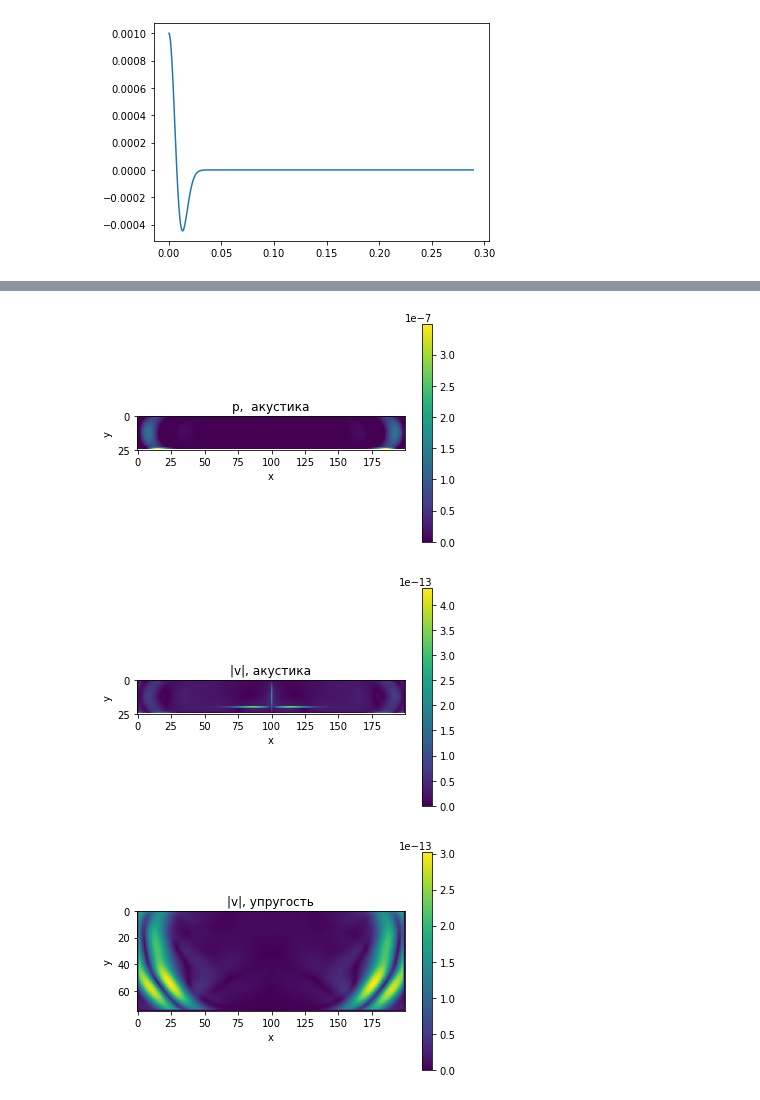
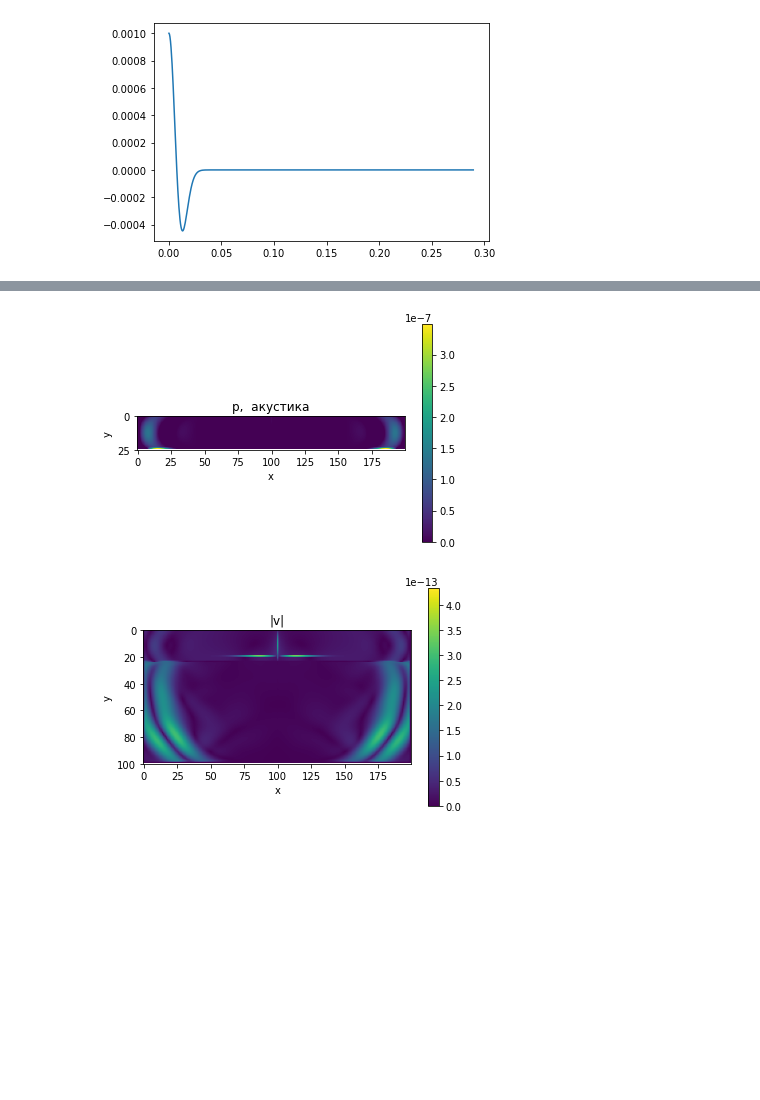
Before and after one commit to evdokiakuzmicheva/4th-term, a Jupyter notebook: Wave Processes/проект/3/3.ipynb, the cells around one changed output, grey strips where cells are left out. Cells and saved outputs as stored; diff of their text form; code cells hidden in the pictures; blank space fills up the shorter version.

```diff
--- a/Wave Processes/проект/3/3.ipynb
+++ b/Wave Processes/проект/3/3.ipynb
@@ -86,10 +79,3 @@ def Ac_Omega_x_inv(w):
 def Ac_Omega_y_inv(w):
     w1, w2, w3 = w
     return (w1, (w3 - w2) / (c * rho_a), w2 + w3)
-
-# Источник
-def source(k, N):
-    t = (k + 1) * dt
-    if k < N:
-        return np.sin(2.0 * np.pi / f * t)
-    return 0
@@ -537,30 +510,27 @@ time = 868.9 c
 # %%
 fig, ax = plt.subplots()
 ax.set_title('p,  акустика')
 _ = ax.set_xlabel('x')
 _ = ax.set_ylabel('y')
 ax.set_ylim(ny_a, 0)
 img = ax.imshow(data_current_a['p'], vmin = 0, vmax = data_current_a['p'].max(), origin = 'lower')
 _ = fig.colorbar(img)
 
-fig, ax = plt.subplots()
-ax.set_title('|v|, акустика')
+v = np.zeros((ny_a + ny_e, nx), dtype = 'float')
+for i in range(nx):
+    for j in range(ny_a + ny_e):
+        if j < ny_a:
+            v[j, i] = np.sqrt(data_current_a[j, i]['vx'] ** 2 + data_current_a[j, i]['vy'] ** 2)
+        else:
+            v[j, i] = np.sqrt(data_current_e[j - ny_a, i]['vx'] ** 2 + data_current_e[j - ny_a, i]['vy'] ** 2)
+
+fig, ax = plt.subplots(1, 1)
+ax.set_title('|v|')
 _ = ax.set_xlabel('x')
 _ = ax.set_ylabel('y')
-ax.set_ylim(ny_a, 0)
-v = np.sqrt(data_current_a['vx'] ** 2 + data_current_a['vy'] ** 2)
+ax.set_ylim(ny_a + ny_e, 0)
 img = ax.imshow(v, vmin = 0, vmax = v.max(), origin = 'lower')
 _ = fig.colorbar(img)
-
-fig, ax = plt.subplots()
-ax.set_title('|v|, упругость')
-_ = ax.set_xlabel('x')
-_ = ax.set_ylabel('y')
-ax.set_ylim(ny_e, 0)
-v = np.sqrt(data_current_e['vx'] ** 2 + data_current_e['vy'] ** 2)
-img = ax.imshow(v, vmin = 0, vmax = v.max(), origin = 'lower')
-_ = fig.colorbar(img)
 # %% [output]
 [figure]
-[figure, old version]
+[figure, new version]
-[figure, removed]
```
Also changed, not shown: parts of 5 cells of this notebook.
